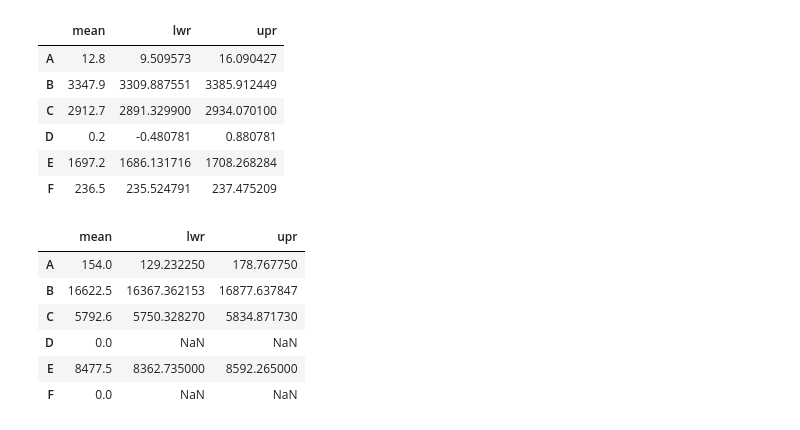
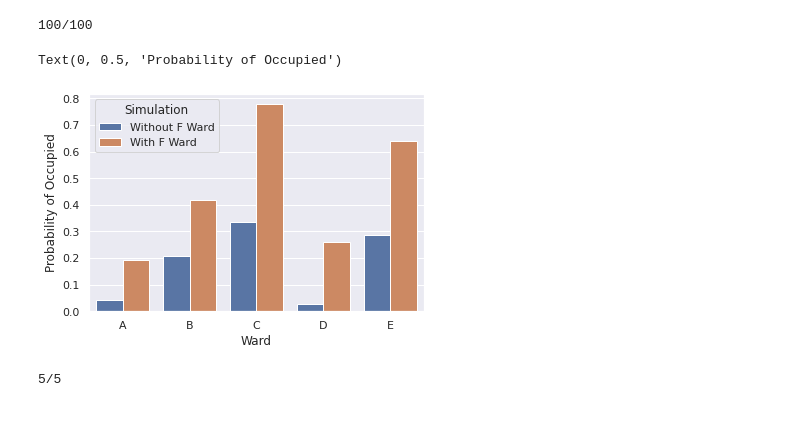
Before and after one commit to s184012/StochSim, a Jupyter notebook: Assignment2_Simon.ipynb, the cells around one changed output. Cells and saved outputs as stored; diff of their text form; code cells hidden in the pictures.

```diff
--- a/Assignment2_Simon.ipynb
+++ b/Assignment2_Simon.ipynb
@@ -56,23 +33,43 @@ NameError: name 'result' is not defined
-# %%
-result.expected_relocations(list(WardType))
-# %% [output]
-|  | mean | lwr | upr |
-| A | 12.8 | 9.509573 | 16.090427 |
-| B | 3347.9 | 3309.887551 | 3385.912449 |
-| C | 2912.7 | 2891.329900 | 2934.070100 |
-| D | 0.2 | -0.480781 | 0.880781 |
-| E | 1697.2 | 1686.131716 | 1708.268284 |
-| F | 236.5 | 235.524791 | 237.475209 |
-# %%
-result.expected_penalty()
-# %% [output]
-|  | mean | lwr | upr |
-| A | 154.0 | 129.232250 | 178.767750 |
-| B | 16622.5 | 16367.362153 | 16877.637847 |
-| C | 5792.6 | 5750.328270 | 5834.871730 |
-| D | 0.0 | NaN | NaN |
-| E | 8477.5 | 8362.735000 | 8592.265000 |
-| F | 0.0 | NaN | NaN |
+# %%
+
+result_withoutf = hsim.sim_multiple_without_f(100)
+result_withf = hsim.simulate_occupation_and_penalty(100)
+# %% [output]
+100/100
+# %%
+ward_no_f = [ward for ward in WardType if ward is not WardType.F]
+
+no_f_penalty = result_withoutf.expected_penalty(ward_no_f)
+no_f_penalty['Simulation'] = "Without F Ward"
+with_f_penalty = result_withf.expected_penalty(ward_no_f)
+with_f_penalty['Simulation'] = "With F Ward"
+penalty = pd.concat([no_f_penalty, with_f_penalty]).reset_index()
+
+no_f_admission = result_withoutf.expected_admissions()
+no_f_admission['Simulation'] = "Without F Ward"
+with_f_admission = result_withf.expected_admissions()
+with_f_admission['Simulation'] = "With F Ward"
+admission = pd.concat([no_f_admission, with_f_admission]).reset_index()
+
+no_f_relocations = result_withoutf.expected_relocations()
+no_f_relocations['Simulation'] = "Without F Ward"
+with_f_relocations= result_withf.expected_relocations()
+with_f_relocations['Simulation'] = "With F Ward"
+relocations = pd.concat([no_f_relocations, with_f_relocations]).reset_index()
+
+no_f_prob = result_withoutf.expected_probability_of_occupied(ward_no_f)
+no_f_prob['Simulation'] = "Without F Ward"
+with_f_prob = result_withf.expected_probability_of_occupied(ward_no_f)
+with_f_prob['Simulation'] = "With F Ward"
+prob = pd.concat([no_f_prob, with_f_prob]).reset_index()
+# %%
+
+g = sns.barplot(data=prob, x='index', y='mean', hue='Simulation')
+g.set_xlabel("Ward")
+g.set_ylabel("Probability of Occupied")
+# %% [output]
+Text(0, 0.5, 'Probability of Occupied')
+[figure, added]
 # %%
 ## Example of setting bed distribution, individually and alltogether
 hsim.ward_configs[WardType.A].bed_capacity = 40
@@ -87,0 +102,6 @@ hsim.stay_dist = mean_lognorm_sd2
+# %%
+res2 = sim2.simulate_occupation_and_penalty(5)
+res3 = sim3.simulate_occupation_and_penalty(5)
+res4 = sim4.simulate_occupation_and_penalty(5)
+# %% [output]
+5/5
```
Also changed, not shown: parts of 14 cells of this notebook, 13 other files.
